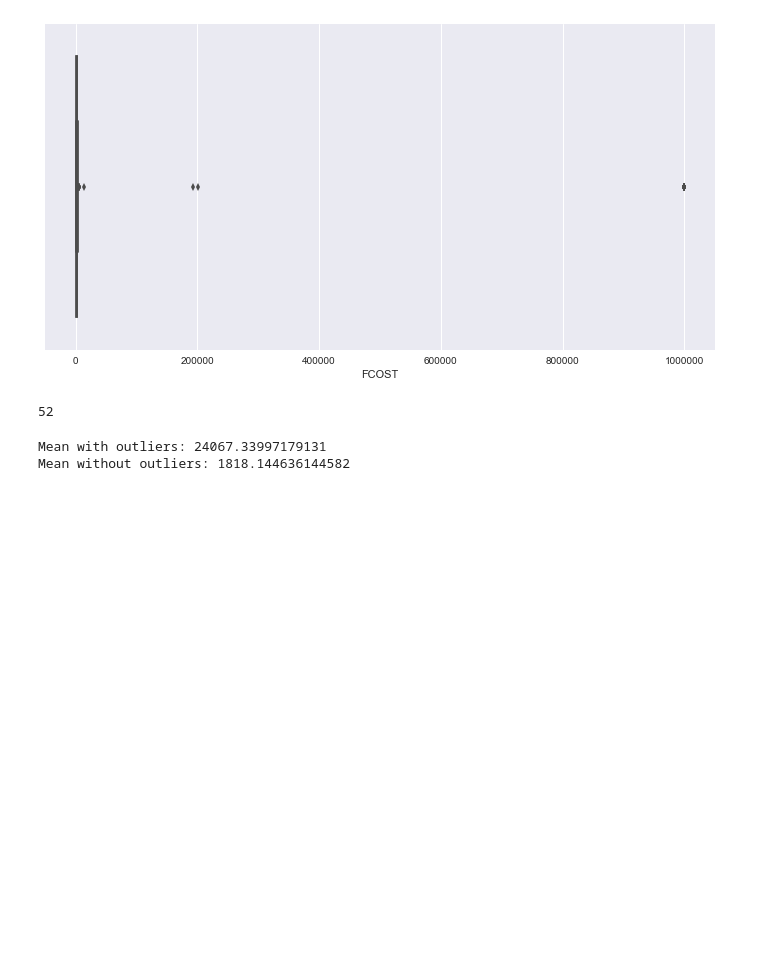
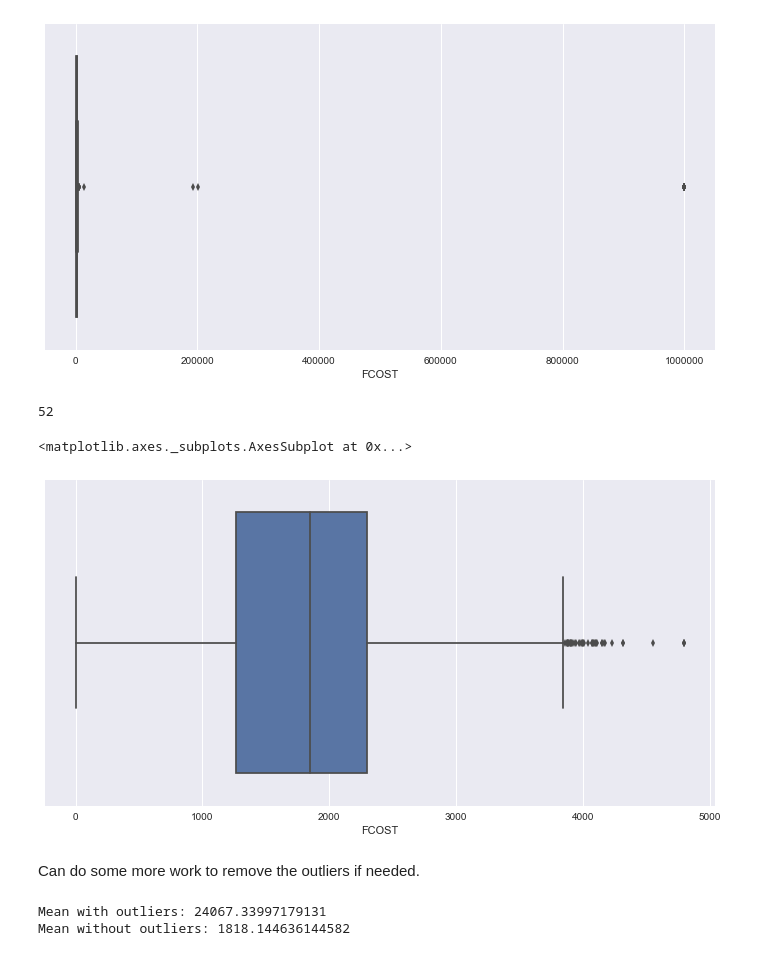
Before and after one commit to madderle/Data-Science-Bootcamp, a Jupyter notebook: Unit 1/Intermediate Visualization/Challenge Data cleaning and Validation.ipynb, the cells around one changed output. Cells and saved outputs as stored; diff of their text form; code cells hidden in the pictures; blank space fills up the shorter version.

```diff
--- a/Unit 1/Intermediate Visualization/Challenge Data cleaning and Validation.ipynb
+++ b/Unit 1/Intermediate Visualization/Challenge Data cleaning and Validation.ipynb
@@ -148,6 +140,14 @@ data[data['FCOST']>5000].count()['FCOST']
 # %%
 #There are some outliers, so lets create a dataframe with those dropped.
 outliers_removed = data[data['FCOST']<5000]
+# %%
+plt.figure(figsize=(12,6))
+sns.boxplot(outliers_removed['FCOST'])
+# %% [output]
+<matplotlib.axes._subplots.AxesSubplot at 0x...>
+[figure, added]
+# %% [markdown]
+Can do some more work to remove the outliers if needed.
 # %%
 #Mean
 print('Mean with outliers: ' + str(data['FCOST'].mean()))
```
Also changed, not shown: parts of 8 cells of this notebook.
